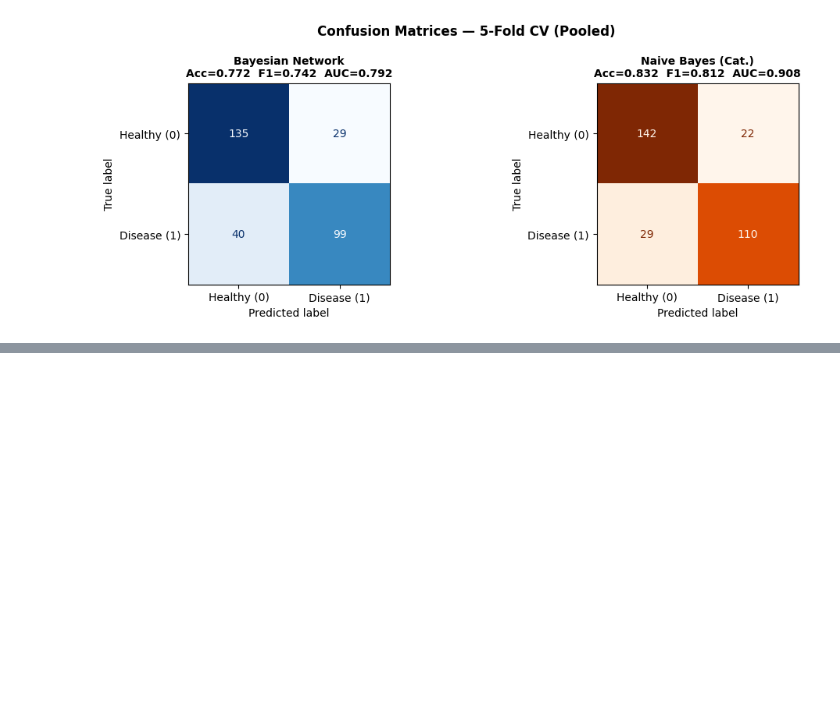
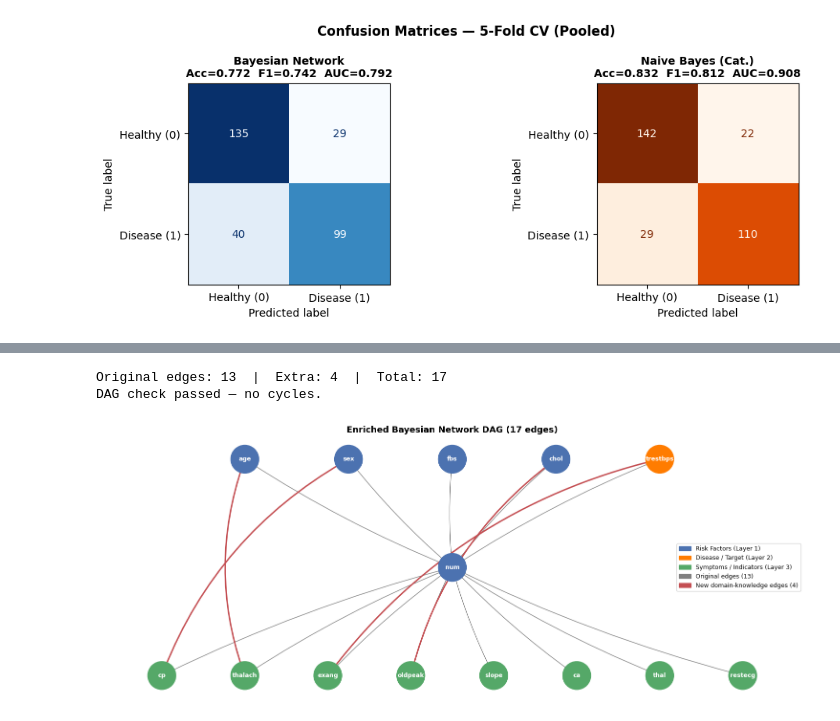
Before and after one commit to cheahcha/cs5340-project, a Jupyter notebook: bayesian_network.ipynb, the cells around one changed output, grey strips where cells are left out. Saved outputs shown, nothing was run; the diff lists cells and outputs as text; code cells hidden in the pictures; blank space fills up the shorter version.

Commit message:
improve bayesian network performance

```diff
--- a/bayesian_network.ipynb
+++ b/bayesian_network.ipynb
@@ -775,0 +874,53 @@ Best baseline by AUC: NaiveBayes  (mean AUC = 0.9115)
+# %%
+extra_edges = [
+    ('age',      'thalach'),   # age directly lowers max heart rate
+    ('sex',      'cp'),        # sex shapes chest-pain presentation
+    ('chol',     'oldpeak'),   # cholesterol → ST depression
+    ('trestbps', 'exang'),     # high BP → exercise-induced angina
+]
+enriched_edges = edges + extra_edges
+
+print(f"Original edges: {len(edges)}  |  Extra: {len(extra_edges)}  |  Total: {len(enriched_edges)}")
+
+# Verify acyclicity
+G_enr = nx.DiGraph()
+G_enr.add_edges_from(enriched_edges)
+assert nx.is_directed_acyclic_graph(G_enr), "Cycle detected in enriched DAG!"
+print("DAG check passed — no cycles.")
+
+# ── Draw enriched DAG ─────────────────────────────────────────────────────────
+fig, ax = plt.subplots(figsize=(15, 6))
+
+node_colors_enr = (['#4C72B0'] * len(RISK_FACTORS) +
+                   ['#FF7C00'] * len(DISEASE) +
+                   ['#55A868'] * len(SYMPTOMS))
+
+nx.draw_networkx_nodes(G_enr, pos, node_color=node_colors_enr,
+                       node_size=1800, ax=ax)
+nx.draw_networkx_labels(G_enr, pos, font_color='white',
+                        font_size=9, font_weight='bold', ax=ax)
+# Original edges — grey
+nx.draw_networkx_edges(G_enr, pos, edgelist=edges,
+                       arrows=True, arrowsize=18, edge_color='gray', ax=ax,
+                       connectionstyle='arc3,rad=0.05')
+# New edges — red
+nx.draw_networkx_edges(G_enr, pos, edgelist=extra_edges,
+                       arrows=True, arrowsize=20, edge_color='#C44E52',
+                       width=2.2, ax=ax, connectionstyle='arc3,rad=0.18')
+
+legend_handles = [
+    mpatches.Patch(color='#4C72B0', label='Risk Factors (Layer 1)'),
+    mpatches.Patch(color='#FF7C00', label='Disease / Target (Layer 2)'),
+    mpatches.Patch(color='#55A868', label='Symptoms / Indicators (Layer 3)'),
+    mpatches.Patch(color='gray',    label='Original edges (13)'),
+    mpatches.Patch(color='#C44E52', label='New domain-knowledge edges (4)'),
+]
+ax.legend(handles=legend_handles, loc='center right', fontsize=9)
+ax.set_title('Enriched Bayesian Network DAG (17 edges)', fontsize=13, fontweight='bold')
+ax.axis('off')
+plt.tight_layout()
+plt.show()
+# %% [output]
+Original edges: 13  |  Extra: 4  |  Total: 17
+DAG check passed — no cycles.
+[figure, added]
```
Also changed, not shown: parts of 13 cells of this notebook.
